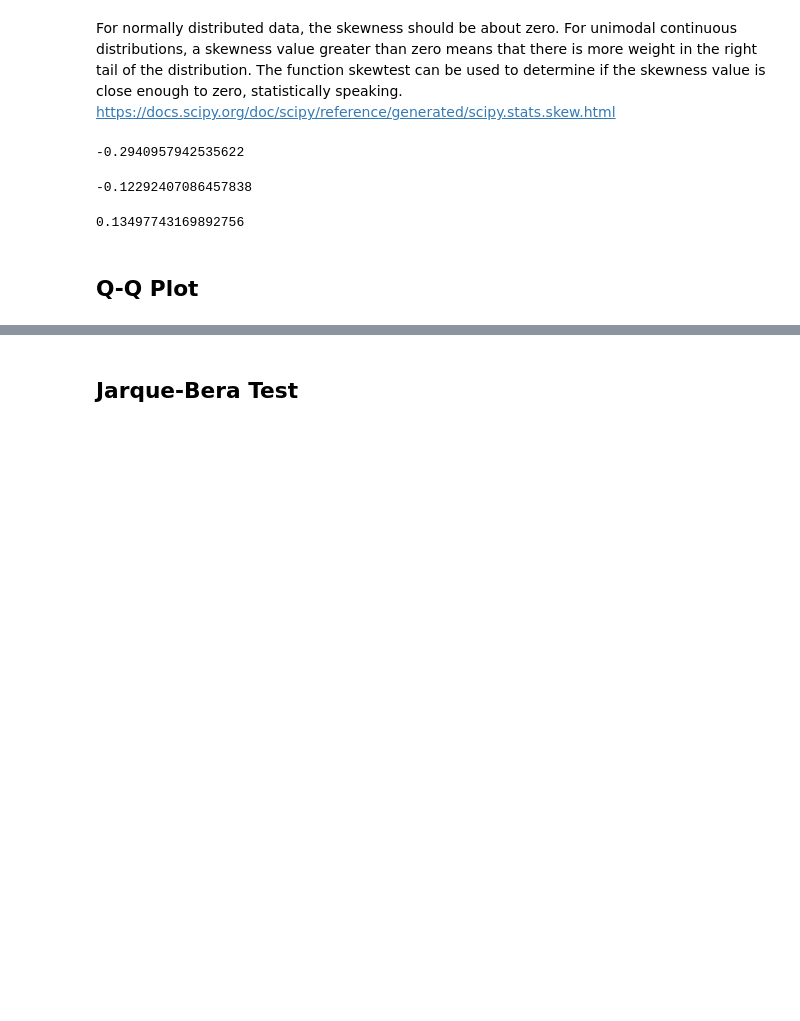
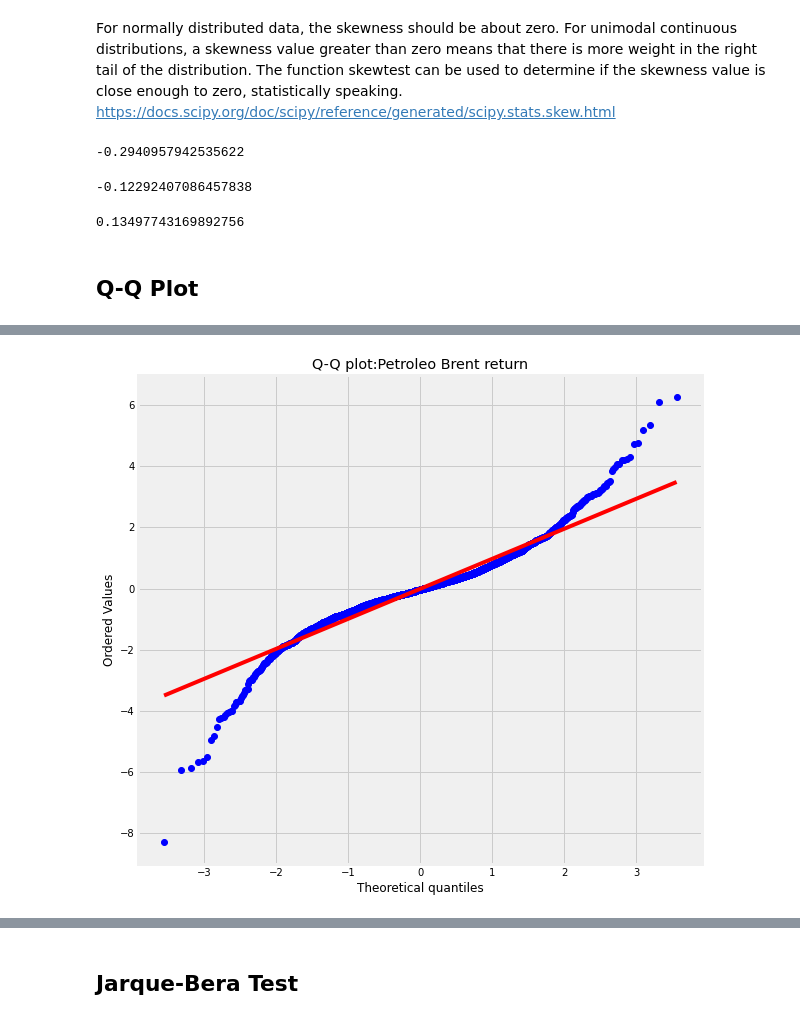
Before and after one commit to Cesuuur/energy-market-analysis, a Jupyter notebook: EstadisticaDescriptiva.ipynb, the cells around one changed output, grey strips where cells are left out. Cells and saved outputs as stored; diff of their text form; code cells hidden in the pictures; blank space fills up the shorter version.

```diff
--- a/EstadisticaDescriptiva.ipynb
+++ b/EstadisticaDescriptiva.ipynb
@@ -276,0 +293,4 @@ skew(carbon_return)
+# %%
+qqPlot(petroleo_brent_return, 'Petroleo Brent return')
+# %% [output]
+[figure, added]
```
Also changed, not shown: parts of 49 cells of this notebook.
